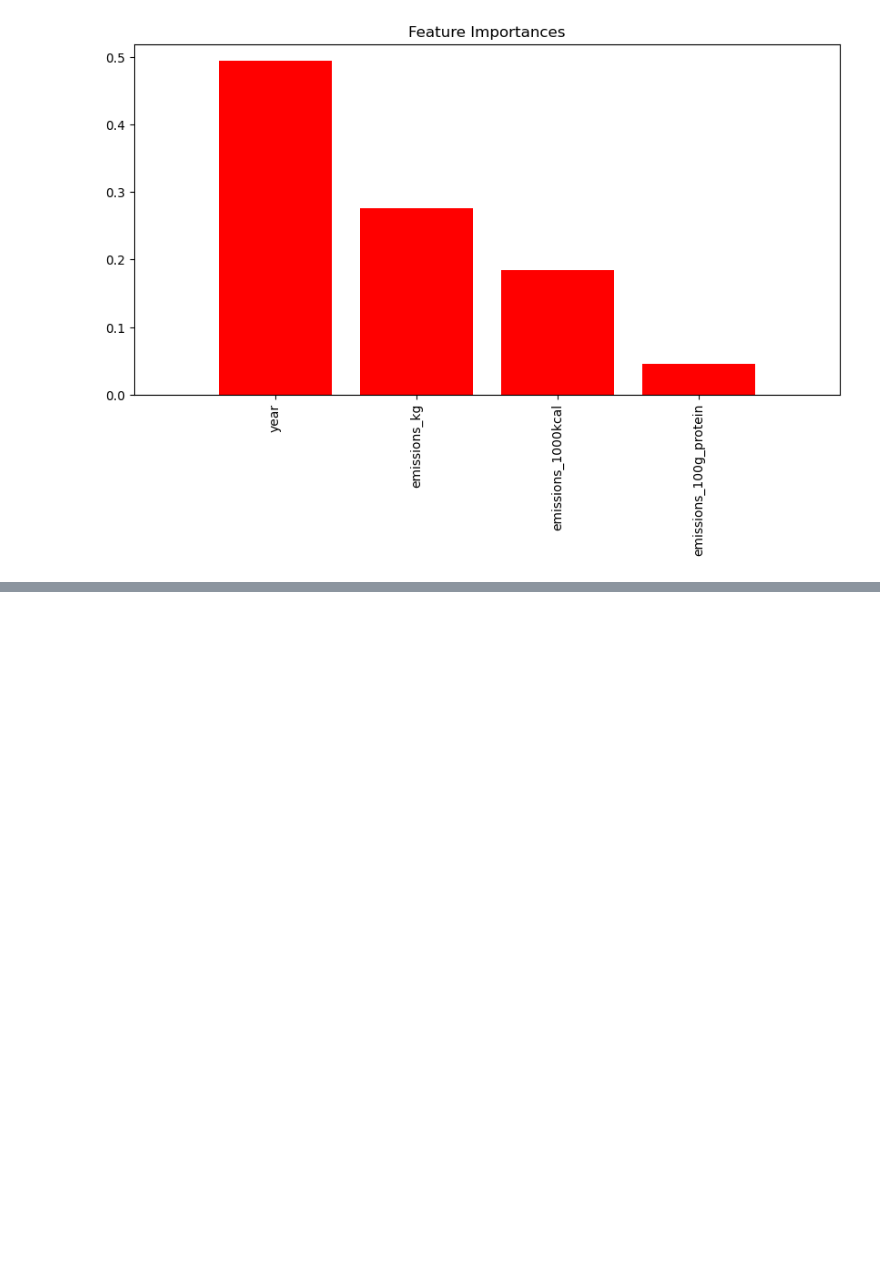
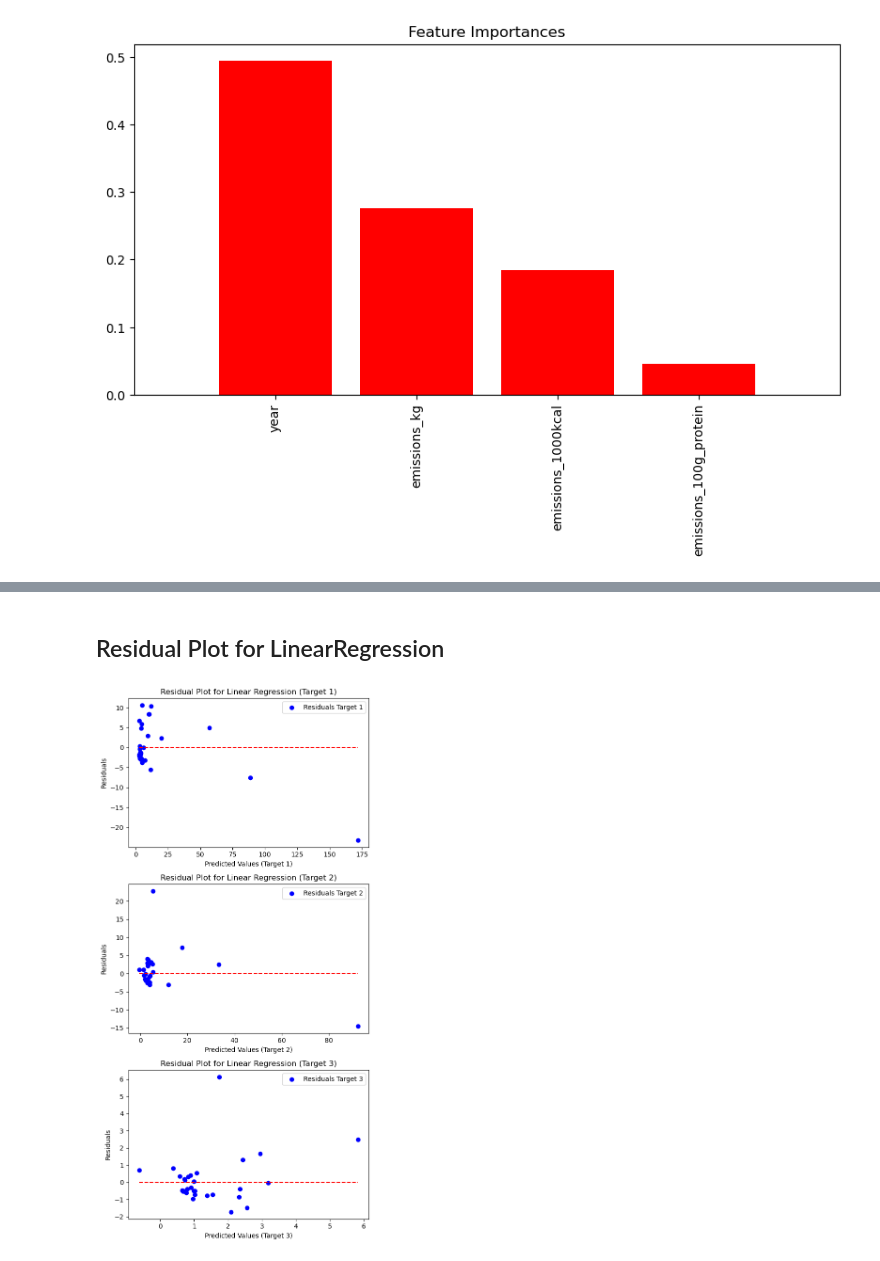
Before and after one commit to jld224/BananaIndex, a Jupyter notebook: BananaIndex.ipynb, the cells around one changed output, grey strips where cells are left out. Drawn from its saved outputs; the diff is of its cells as text; code cells hidden in the pictures; blank space fills up the shorter version.

Commit message:
actual commit for visualization

```diff
--- a/BananaIndex.ipynb
+++ b/BananaIndex.ipynb
@@ -49,14 +49,17 @@ X_train, X_test, y_train, y_test = train_test_split(X_imputed, y, test_size=0.2,
 # %% [markdown]
 ## Linear Regression
 # %%
-# Initialize the model
-model = LinearRegression()
+# Initialize the base model
+base_model = LinearRegression()
 
-# Train the model
-model.fit(X_train, y_train)
+# Wrap the base model with MultiOutputRegressor
+multi_output_model = MultiOutputRegressor(base_model)
+
+# Fit the model on training data
+multi_output_model.fit(X_train, y_train)
 
 # Predict on the test set
-y_pred = model.predict(X_test)
+y_pred = multi_output_model.predict(X_test)
 
 # Calculate R-squared for the first target
 for r in range(3):
@@ -201,0 +209,24 @@ plt.show()
+# %% [markdown]
+## Residual Plot for LinearRegression
+# %%
+# Number of targets
+n_targets = y_test.shape[1]
+
+# Create a figure with a subplot for each target
+fig, axes = plt.subplots(n_targets, 1, figsize=(6, 4 * n_targets))
+
+# Loop through each target for residual plots
+for i in range(n_targets):
+    residuals = y_test[:, i] - y_pred[:, i]
+    axis = axes[i] if n_targets > 1 else axes
+    axis.scatter(y_pred[:, i], residuals, color='blue', label=f'Residuals Target {i+1}')
+    axis.hlines(0, np.min(y_pred[:, i]), np.max(y_pred[:, i]), colors='red', linestyles='--')
+    axis.set_xlabel(f'Predicted Values (Target {i+1})')
+    axis.set_ylabel('Residuals')
+    axis.set_title(f'Residual Plot for Linear Regression (Target {i+1})')
+    axis.legend()
+
+plt.tight_layout()
+plt.show()
+# %% [output]
+[figure, added]
```
Also changed, not shown: parts of 5 cells of this notebook.
